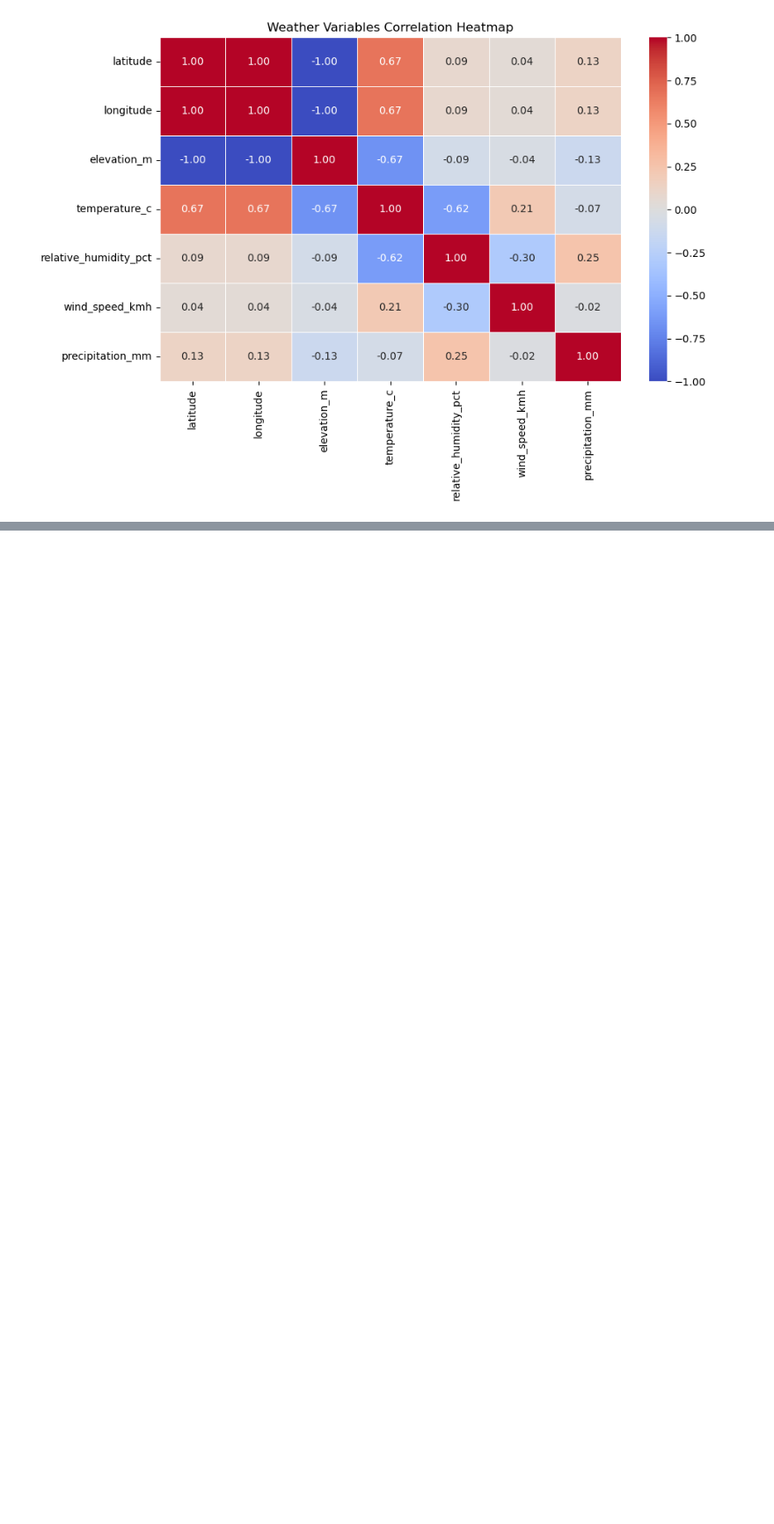
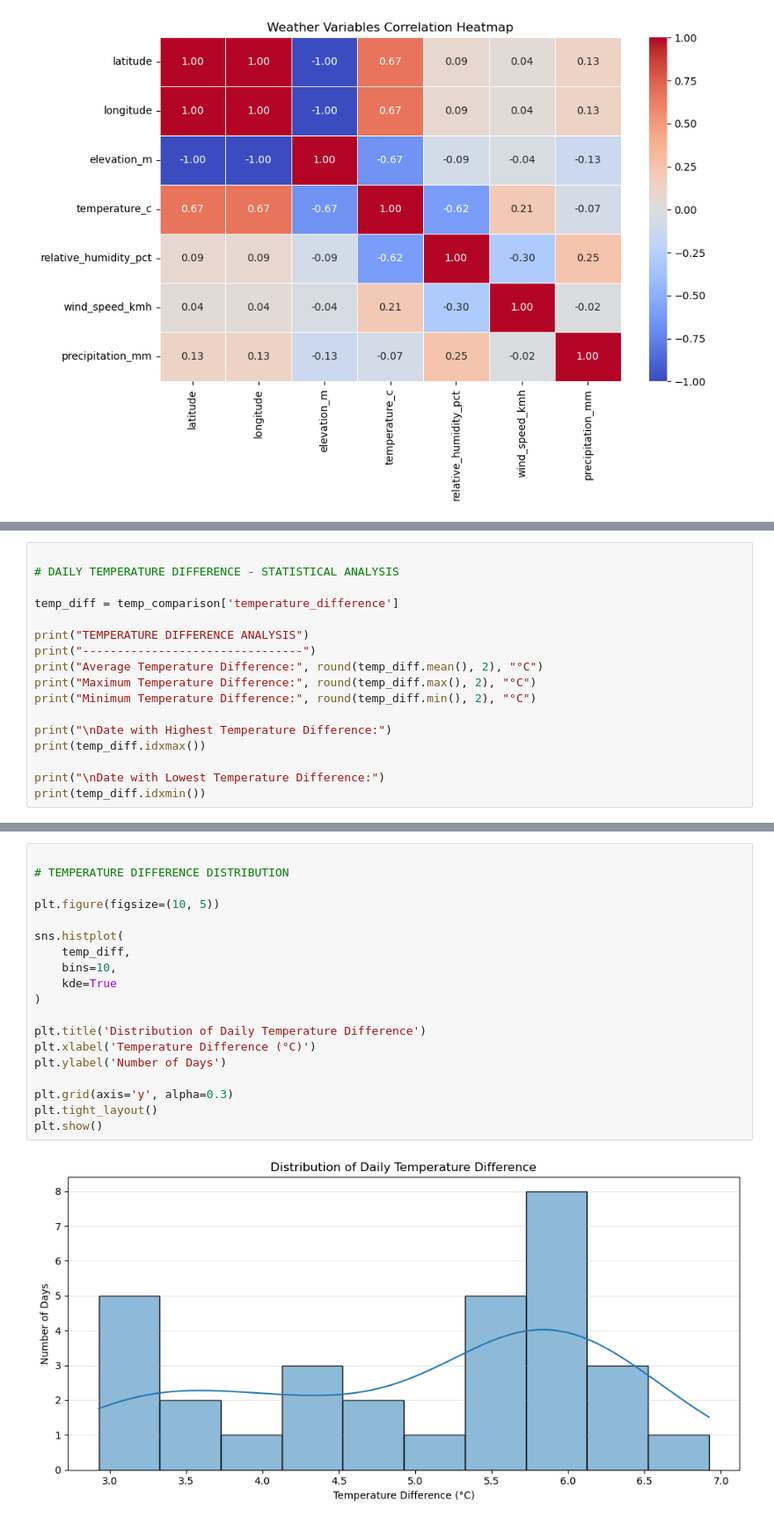
Before and after one commit to shabaz-syed/AtomSync-MicroClimate-Analaytics, a Jupyter notebook: Notebooks/01_data_understanding.ipynb, the cells around one changed output, grey strips where cells are left out. Shown at 88% size. Drawn from its saved outputs; the diff is of its cells as text; blank space fills up the shorter version.

```diff
--- a/Notebooks/01_data_understanding.ipynb
+++ b/Notebooks/01_data_understanding.ipynb
@@ -1272,0 +1391,17 @@ plt.show()
+# %%
+
+# DAILY TEMPERATURE DIFFERENCE - STATISTICAL ANALYSIS
+
+temp_diff = temp_comparison['temperature_difference']
+
+print("TEMPERATURE DIFFERENCE ANALYSIS")
+print("--------------------------------")
+print("Average Temperature Difference:", round(temp_diff.mean(), 2), "°C")
+print("Maximum Temperature Difference:", round(temp_diff.max(), 2), "°C")
+print("Minimum Temperature Difference:", round(temp_diff.min(), 2), "°C")
+
+print("\nDate with Highest Temperature Difference:")
+print(temp_diff.idxmax())
+
+print("\nDate with Lowest Temperature Difference:")
+print(temp_diff.idxmin())
@@ -1272,0 +1420,21 @@ plt.show()
+# %%
+
+# TEMPERATURE DIFFERENCE DISTRIBUTION
+
+plt.figure(figsize=(10, 5))
+
+sns.histplot(
+    temp_diff,
+    bins=10,
+    kde=True
+)
+
+plt.title('Distribution of Daily Temperature Difference')
+plt.xlabel('Temperature Difference (°C)')
+plt.ylabel('Number of Days')
+
+plt.grid(axis='y', alpha=0.3)
+plt.tight_layout()
+plt.show()
+# %% [output]
+[figure, added]
```
Also changed, not shown: parts of 7 cells of this notebook.
